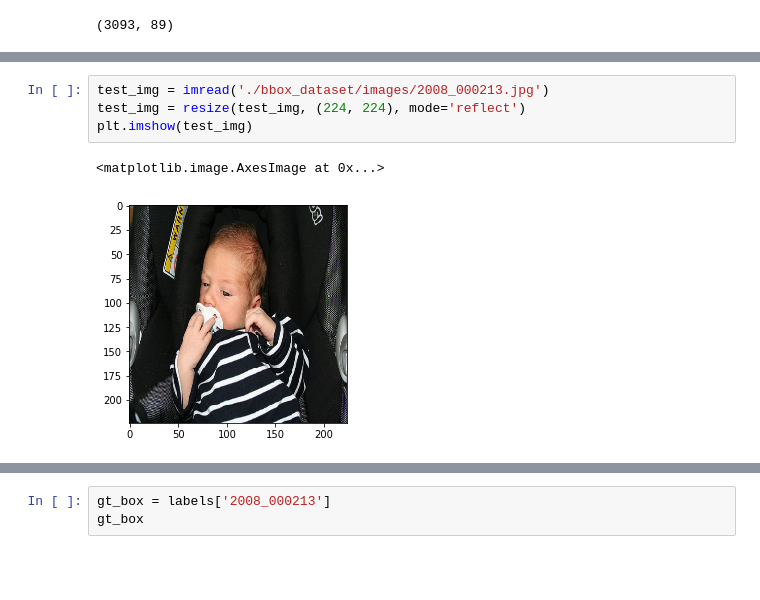
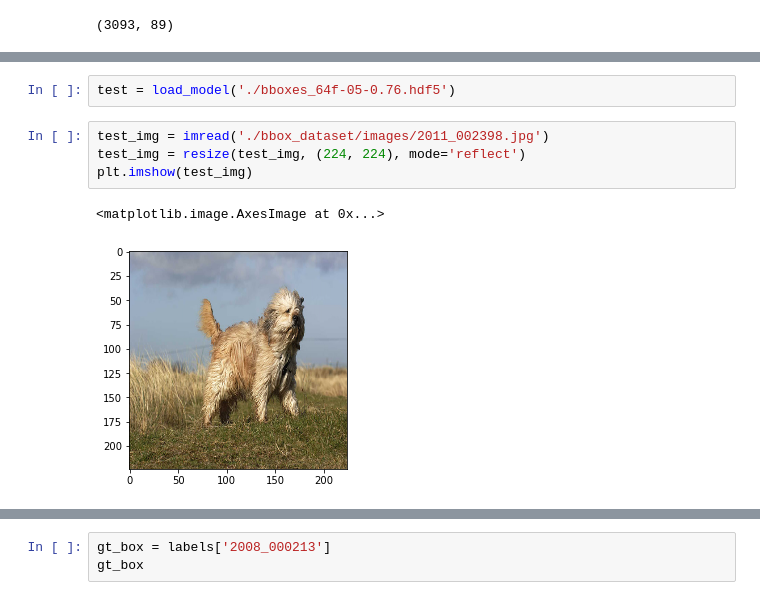
Before and after one commit to SaikiranKannaiah436/testing_theory, a Jupyter notebook: working.ipynb, the cells around one changed output, grey strips where cells are left out. Saved outputs shown, nothing was run; the diff lists cells and outputs as text; blank space fills up the shorter version.

```diff
--- a/working.ipynb
+++ b/working.ipynb
@@ -317,7 +345,9 @@ import cv2
+# %%
+test = load_model('./bboxes_64f-05-0.76.hdf5')
 # %%
-test_img = imread('./bbox_dataset/images/2008_000213.jpg')
+test_img = imread('./bbox_dataset/images/2011_002398.jpg')
 test_img = resize(test_img, (224, 224), mode='reflect')
 plt.imshow(test_img)
 # %% [output]
 <matplotlib.image.AxesImage at 0x...>
-[figure, old version]
+[figure, new version]
```
Also changed, not shown: parts of 31 cells of this notebook, 5 other files.
